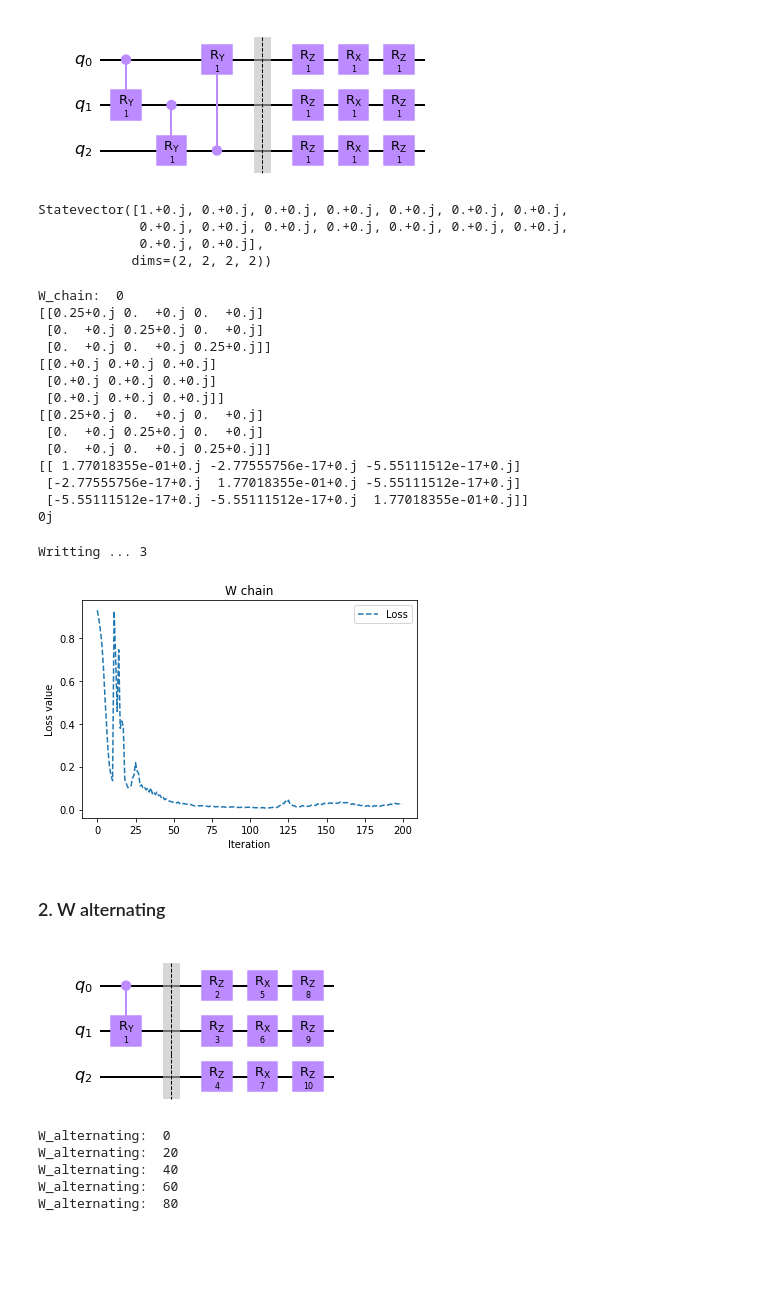
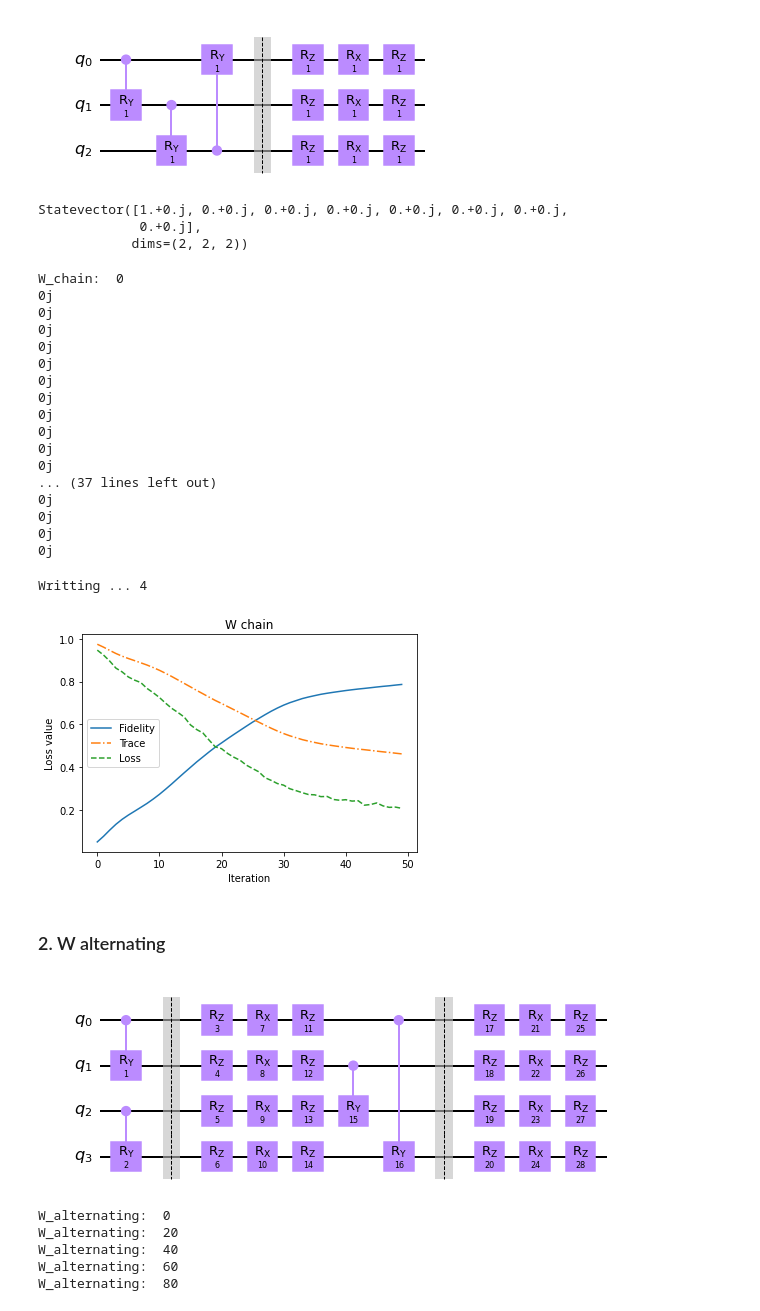
Before and after one commit to vutuanhai237/UC-VQA, a Jupyter notebook: codes/tomography/compare_W_QNG.ipynb, the cells around one changed output. Cells and saved outputs as stored; diff of their text form; code cells hidden in the pictures; blank space fills up the shorter version.

```diff
--- a/codes/tomography/compare_W_QNG.ipynb
+++ b/codes/tomography/compare_W_QNG.ipynb
@@ -36,19 +36,18 @@ qc.draw('mpl')
 # %% [output]
 [figure]
 # %%
-num_qubits = 4
+num_qubits = 3
 thetas = np.random.random(4)
 qc = qiskit.QuantumCircuit(num_qubits, num_qubits)
 qc = qtm.nqubit.create_Wchain(qc, thetas)
 print(qiskit.quantum_info.Statevector.from_instruction(qc))
 # %% [output]
 Statevector([1.+0.j, 0.+0.j, 0.+0.j, 0.+0.j, 0.+0.j, 0.+0.j, 0.+0.j,
-             0.+0.j, 0.+0.j, 0.+0.j, 0.+0.j, 0.+0.j, 0.+0.j, 0.+0.j,
-             0.+0.j, 0.+0.j],
-            dims=(2, 2, 2, 2))
+             0.+0.j],
+            dims=(2, 2, 2))
 # %%
-num_qubits = 3
-num_layers = 1
+num_qubits = 4
+num_layers = 2
 thetas = np.ones(num_layers*num_qubits*4)
 psi = 2*np.random.rand(2**num_qubits)-1
 psi = psi / np.linalg.norm(psi)
@@ -61,7 +60,7 @@ thetass = []
 # qc = encoder.qcircuit
 # qc = qtm.nqubit.create_Wchainchecker_haar(qc, thetas, num_layers)
 
-for i in range(0, 1):
+for i in range(0, 50):
     if i % 20 == 0:
         print('W_chain: ', i)
     qc = qiskit.QuantumCircuit(num_qubits, num_qubits)
@@ -80,19 +79,22 @@ for i in range(0, 1):
     loss_values.append(loss)
 # %% [output]
 W_chain:  0
-[[0.25+0.j 0.  +0.j 0.  +0.j]
- [0.  +0.j 0.25+0.j 0.  +0.j]
- [0.  +0.j 0.  +0.j 0.25+0.j]]
-[[0.+0.j 0.+0.j 0.+0.j]
- [0.+0.j 0.+0.j 0.+0.j]
- [0.+0.j 0.+0.j 0.+0.j]]
-[[0.25+0.j 0.  +0.j 0.  +0.j]
- [0.  +0.j 0.25+0.j 0.  +0.j]
- [0.  +0.j 0.  +0.j 0.25+0.j]]
-[[ 1.77018355e-01+0.j -2.77555756e-17+0.j -5.55111512e-17+0.j]
- [-2.77555756e-17+0.j  1.77018355e-01+0.j -5.55111512e-17+0.j]
- [-5.55111512e-17+0.j -5.55111512e-17+0.j  1.77018355e-01+0.j]]
 0j
+0j
+0j
+0j
+0j
+0j
+0j
+0j
+0j
+0j
+0j
+... (37 lines left out)
+0j
+0j
+0j
+0j
 # %%
 traces = []
 fidelities = []
@@ -116,24 +118,24 @@ np.savetxt("../../experiments/tomography_wchain_" + str(num_layers) + '/' + str(
 np.savetxt("../../experiments/tomography_wchain_" + str(num_layers) + '/' + str(num_qubits) + "/traces_qng.csv", traces, delimiter=",")
 np.savetxt("../../experiments/tomography_wchain_" + str(num_layers) + '/' + str(num_qubits) + "/fidelities_qng.csv", fidelities, delimiter=",")
 # %% [output]
-Writting ... 3
+Writting ... 4
 # %%
 from matplotlib import pyplot as plt
-# plt.plot(fidelities, label='Fidelity', linestyle = '-')
-# plt.plot(traces, label='Trace', linestyle = '-.')
+plt.plot(fidelities, label='Fidelity', linestyle = '-')
+plt.plot(traces, label='Trace', linestyle = '-.')
 plt.plot(loss_values, label='Loss', linestyle = '--')
 plt.title('W chain')
 plt.legend()
 plt.xlabel("Iteration")
 plt.ylabel("Loss value")
 plt.show()
 # %% [output]
-[figure, old version]
+[figure, new version]
 # %% [markdown]
 ### 2. W alternating
 # %%
-num_qubits = 3
-num_layers = 1
+num_qubits = 4
+num_layers = 2
 n_alternating = 0
 for i in range(0, num_layers):
     n_alternating += qtm.nqubit.calculate_n_walternating(i, num_qubits)
@@ -151,6 +153,6 @@ qc = qtm.nqubit.create_Walternating_layerd_state(qc,
                                                  num_layers=num_layers)
 qc.draw('mpl')
 # %% [output]
-[figure, old version]
+[figure, new version]
 # %%
 num_qubits = 3
```
Also changed, not shown: parts of 3 cells of this notebook, 7 other files.
